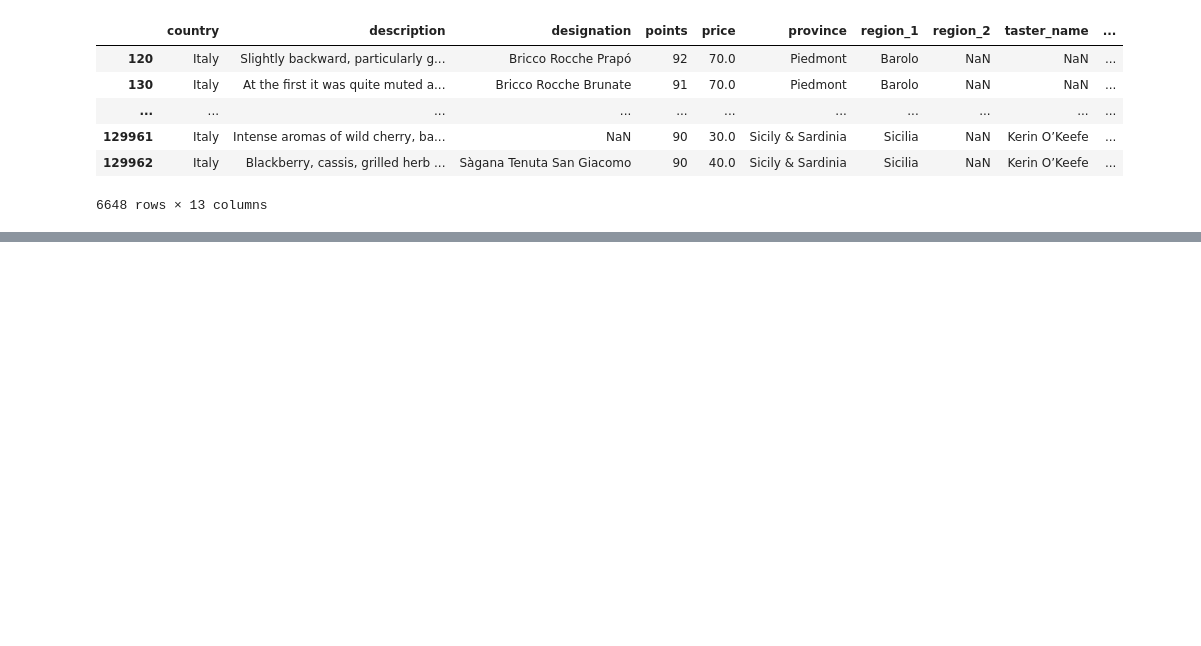
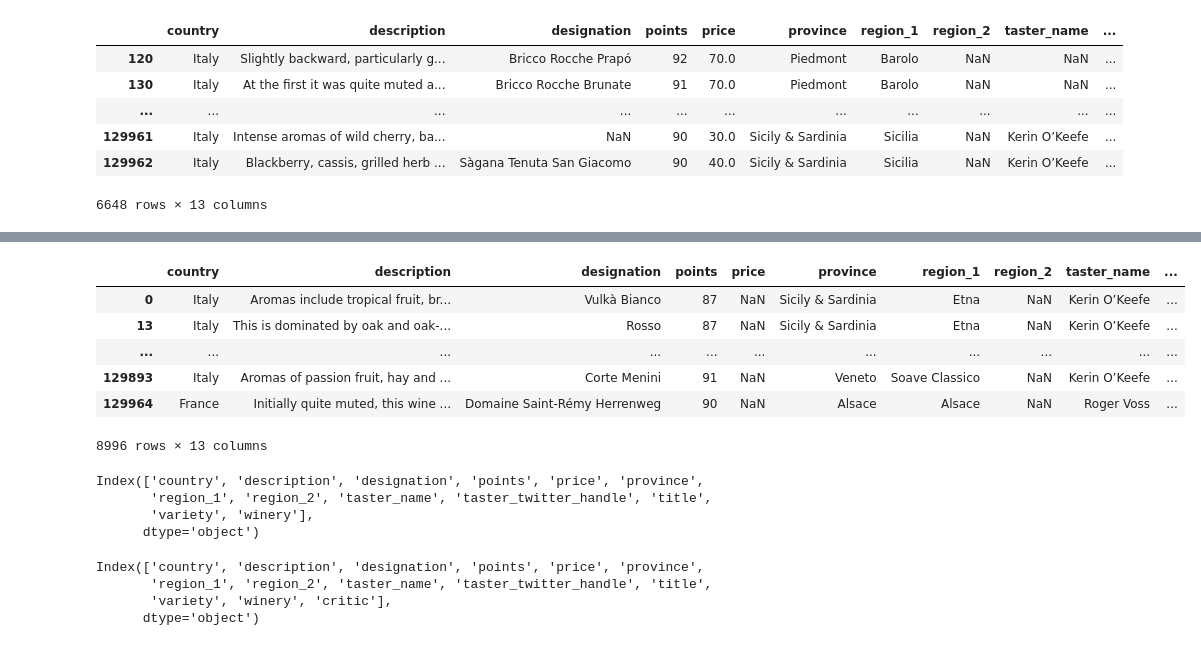
Before and after one commit to GTD2401-ACD-GA-AD25/03-pandas-ricardo-qm, a Jupyter notebook: 02. IndSelAss.ipynb, the cells around one changed output, grey strips where cells are left out. Drawn from its saved outputs; the diff is of its cells as text; code cells hidden in the pictures; blank space fills up the shorter version.

```diff
--- a/02. IndSelAss.ipynb
+++ b/02. IndSelAss.ipynb
@@ -227,0 +290,17 @@ reviews.loc[(reviews.country == 'Italy') & (reviews.points >= 90)]
+# %%
+reviews.loc[reviews.price.isnull()]
+# %% [output]
+|  | country | description | designation | points | price | province | region_1 | region_2 | taster_name | ... |
+| 0 | Italy | Aromas include tropical fruit, br... | Vulkà Bianco | 87 | NaN | Sicily & Sardinia | Etna | NaN | Kerin O’Keefe | ... |
+| 13 | Italy | This is dominated by oak and oak-... | Rosso | 87 | NaN | Sicily & Sardinia | Etna | NaN | Kerin O’Keefe | ... |
+| ... | ... | ... | ... | ... | ... | ... | ... | ... | ... | ... |
+| 129893 | Italy | Aromas of passion fruit, hay and ... | Corte Menini | 91 | NaN | Veneto | Soave Classico | NaN | Kerin O’Keefe | ... |
+| 129964 | France | Initially quite muted, this wine ... | Domaine Saint-Rémy Herrenweg | 90 | NaN | Alsace | Alsace | NaN | Roger Voss | ... |
+8996 rows × 13 columns
+# %%
+reviews.columns
+# %% [output]
+Index(['country', 'description', 'designation', 'points', 'price', 'province',
+       'region_1', 'region_2', 'taster_name', 'taster_twitter_handle', 'title',
+       'variety', 'winery'],
+      dtype='object')
@@ -227,0 +309,7 @@ reviews.loc[(reviews.country == 'Italy') & (reviews.points >= 90)]
+# %%
+reviews.columns
+# %% [output]
+Index(['country', 'description', 'designation', 'points', 'price', 'province',
+       'region_1', 'region_2', 'taster_name', 'taster_twitter_handle', 'title',
+       'variety', 'winery', 'critic'],
+      dtype='object')
```
Also changed, not shown: parts of 11 cells of this notebook.
